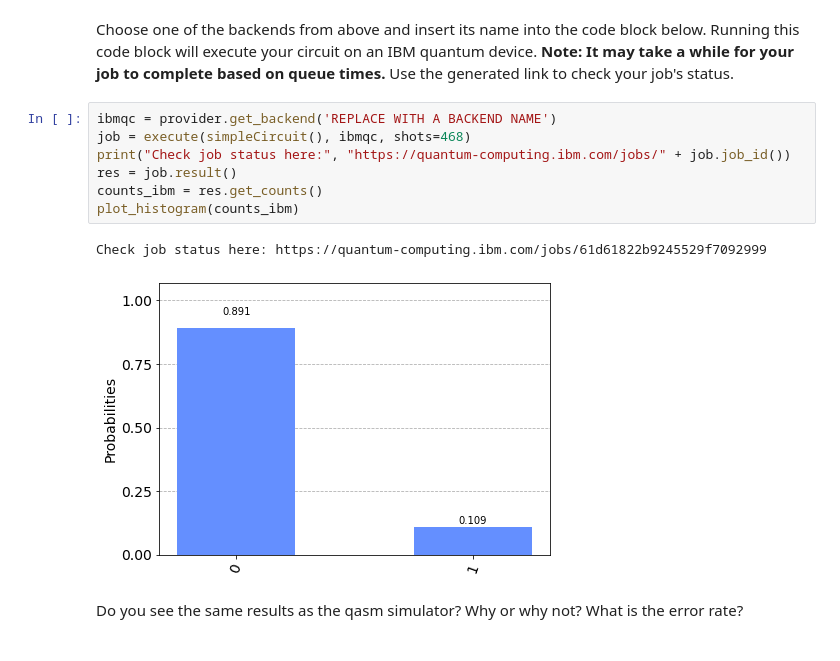
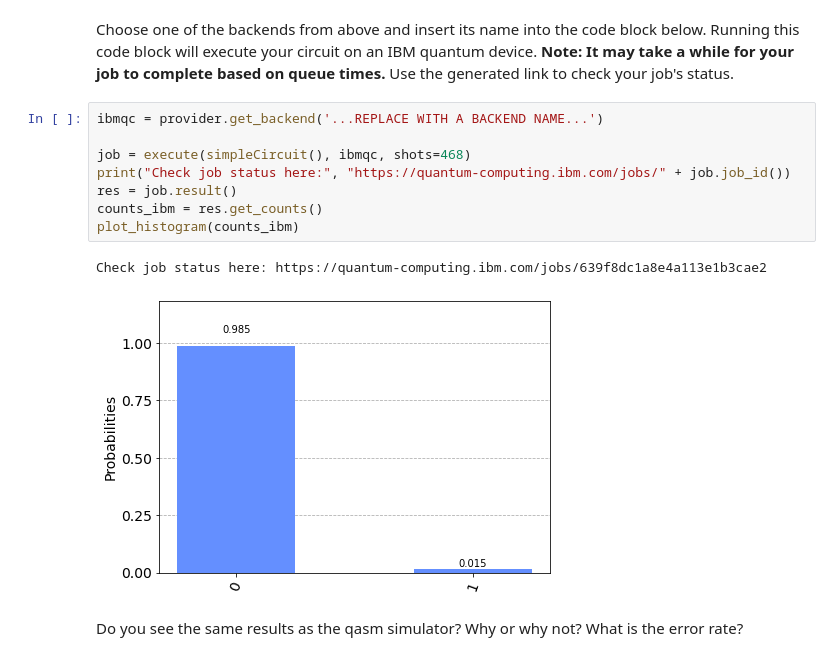
Before and after one commit to ProfRonCytron/ZeboCopy, a Jupyter notebook: exercises/qiskit/q0/q0.ipynb, the cells around one changed output. Saved outputs shown, nothing was run; the diff lists cells and outputs as text.

```diff
--- a/exercises/qiskit/q0/q0.ipynb
+++ b/exercises/qiskit/q0/q0.ipynb
@@ -249,15 +278,16 @@ Least busy quantum computer: ibmq_armonk
 # %% [markdown]
 Choose one of the backends from above and insert its name into the code block below. Running this code block will execute your circuit on an IBM quantum device. **Note: It may take a while for your job to complete based on queue times.** Use the generated link to check your job's status.
 # %%
-ibmqc = provider.get_backend('REPLACE WITH A BACKEND NAME')
+ibmqc = provider.get_backend('...REPLACE WITH A BACKEND NAME...')
+
 job = execute(simpleCircuit(), ibmqc, shots=468)
 print("Check job status here:", "https://quantum-computing.ibm.com/jobs/" + job.job_id())
 res = job.result()
 counts_ibm = res.get_counts()
 plot_histogram(counts_ibm)
 # %% [output]
-Check job status here: https://quantum-computing.ibm.com/jobs/61d61822b9245529f7092999
+Check job status here: https://quantum-computing.ibm.com/jobs/639f8dc1a8e4a113e1b3cae2
-[figure, old version]
+[figure, new version]
 # %% [markdown]
 Do you see the same results as the qasm simulator? Why or why not? What is the error rate?
 # %% [raw]
```
Also changed, not shown: parts of 25 cells of this notebook.
